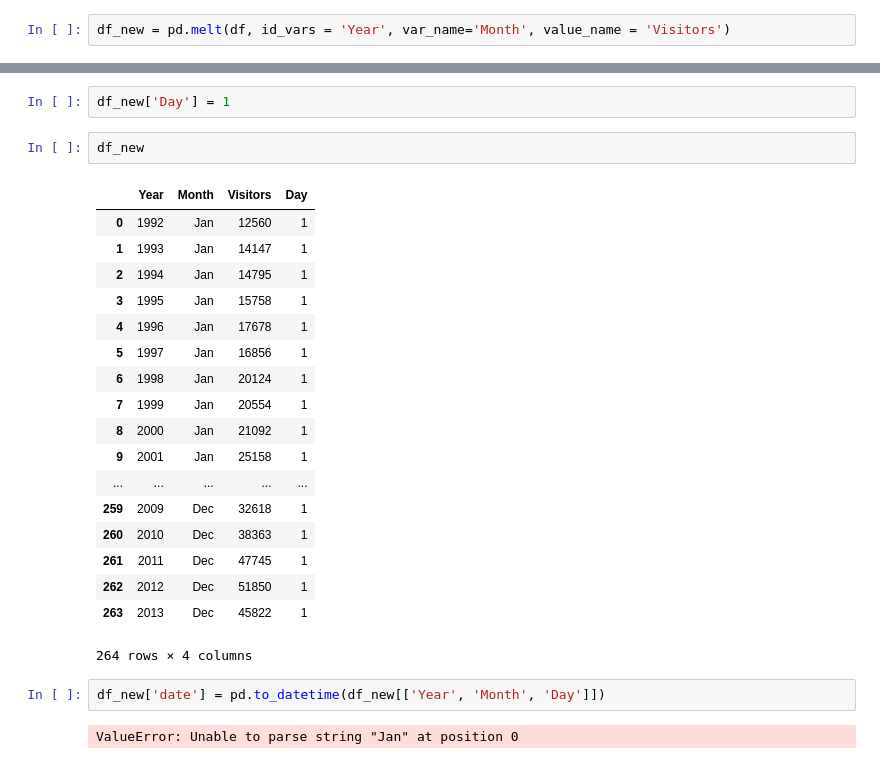
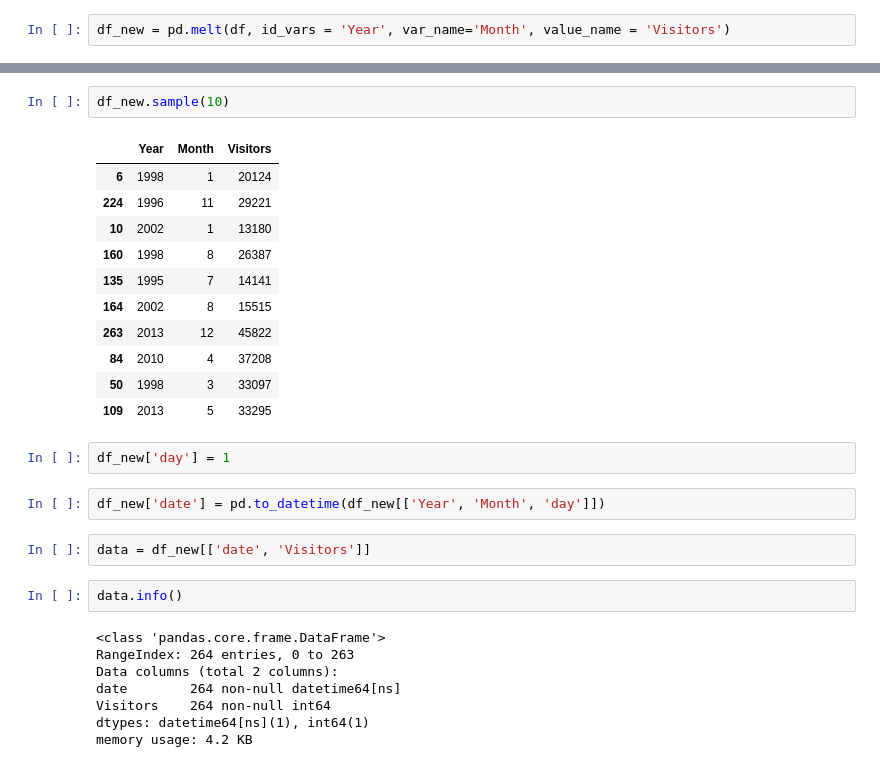
Before and after one commit to OSAC/Data-Visualization, a Jupyter notebook: visitors_by_month.ipynb, the cells around one changed output, grey strips where cells are left out. Saved outputs shown, nothing was run; the diff lists cells and outputs as text.

Commit message:
fixed errors

```diff
--- a/visitors_by_month.ipynb
+++ b/visitors_by_month.ipynb
@@ -60,27 +82,30 @@ df_new = pd.melt(df, id_vars = 'Year', var_name='Month', value_name = 'Visitors'
+# %%
+df_new.sample(10)
+# %% [output]
+|  | Year | Month | Visitors |
+| 6 | 1998 | 1 | 20124 |
+| 224 | 1996 | 11 | 29221 |
+| 10 | 2002 | 1 | 13180 |
+| 160 | 1998 | 8 | 26387 |
+| 135 | 1995 | 7 | 14141 |
+| 164 | 2002 | 8 | 15515 |
+| 263 | 2013 | 12 | 45822 |
+| 84 | 2010 | 4 | 37208 |
+| 50 | 1998 | 3 | 33097 |
+| 109 | 2013 | 5 | 33295 |
 # %%
-df_new['Day'] = 1
+df_new['day'] = 1
-# %%
-df_new
-# %% [output]
-|  | Year | Month | Visitors | Day |
-| 0 | 1992 | Jan | 12560 | 1 |
-| 1 | 1993 | Jan | 14147 | 1 |
-| 2 | 1994 | Jan | 14795 | 1 |
-| 3 | 1995 | Jan | 15758 | 1 |
-| 4 | 1996 | Jan | 17678 | 1 |
-| 5 | 1997 | Jan | 16856 | 1 |
-| 6 | 1998 | Jan | 20124 | 1 |
-| 7 | 1999 | Jan | 20554 | 1 |
-| 8 | 2000 | Jan | 21092 | 1 |
-| 9 | 2001 | Jan | 25158 | 1 |
-| ... | ... | ... | ... | ... |
-| 259 | 2009 | Dec | 32618 | 1 |
-| 260 | 2010 | Dec | 38363 | 1 |
-| 261 | 2011 | Dec | 47745 | 1 |
-| 262 | 2012 | Dec | 51850 | 1 |
-| 263 | 2013 | Dec | 45822 | 1 |
-264 rows × 4 columns
 # %%
-df_new['date'] = pd.to_datetime(df_new[['Year', 'Month', 'Day']])
+df_new['date'] = pd.to_datetime(df_new[['Year', 'Month', 'day']])
-# %% [output]
-ValueError: Unable to parse string "Jan" at position 0
+# %%
+data = df_new[['date', 'Visitors']]
+# %%
+data.info()
+# %% [output]
+<class 'pandas.core.frame.DataFrame'>
+RangeIndex: 264 entries, 0 to 263
+Data columns (total 2 columns):
+date        264 non-null datetime64[ns]
+Visitors    264 non-null int64
+dtypes: datetime64[ns](1), int64(1)
+memory usage: 4.2 KB
```
Also changed, not shown: parts of 7 cells of this notebook.
